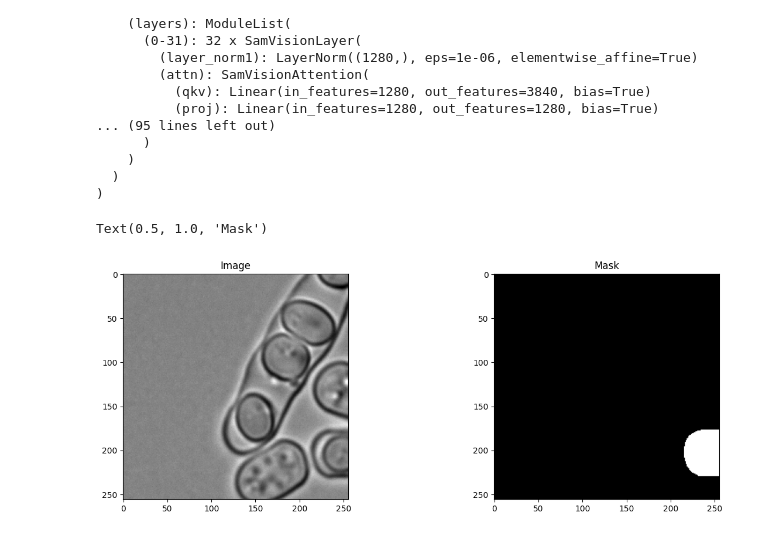
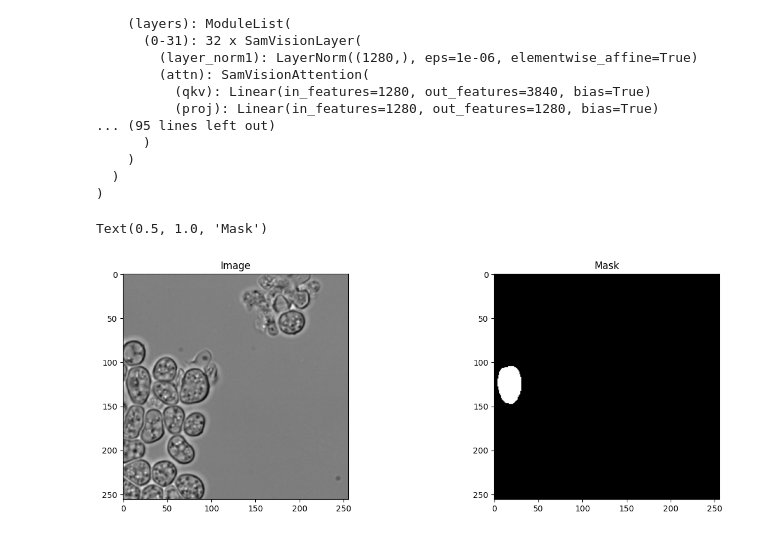
Before and after one commit to wanlanli/segment-anything, a Jupyter notebook: notebooks/home_training.ipynb, the cells around one changed output. Cells and saved outputs as stored; diff of their text form; code cells hidden in the pictures.

```diff
--- a/notebooks/home_training.ipynb
+++ b/notebooks/home_training.ipynb
@@ -24,15 +48,10 @@ index created!
-# %%
-large_images = np.zeros(masks.shape, dtype=np.uint8)
-large_masks = masks*255
-for i in range(0, masks.shape[0]):
-    large_images[i] = image
 # %%
 #Desired patch size for smaller images and step size.
 patch_size = 256
-step = 128
+step = 250
 # %%
 all_img_patches = []
-for img in range(large_images.shape[0]):
+for img in range(len(large_images)):
     large_image = large_images[img]
     patches_img = patchify(large_image, (patch_size, patch_size), step=step)  #Step=256 for 256 patches means no overlap
 
@@ -46,7 +65,7 @@ images = np.array(all_img_patches)
 
 #Let us do the same for masks
 all_mask_patches = []
-for img in range(large_masks.shape[0]):
+for img in range(len(large_masks)):
     large_mask = large_masks[img]
     patches_mask = patchify(large_mask, (patch_size, patch_size), step=step)  #Step=256 for 256 patches means no overlap
 
@@ -60,10 +79,11 @@ for img in range(large_masks.shape[0]):
 masks = np.array(all_mask_patches)
 # %%
 # Create a list to store the indices of non-empty masks
-valid_indices = [i for i, mask in enumerate(masks) if mask.max() != 0]
+valid_indices = [i for i, mask in enumerate(masks) if mask.sum() > 100]
+index = random.sample(valid_indices, 600)
 # Filter the image and mask arrays to keep only the non-empty pairs
-filtered_images = images[valid_indices]
-filtered_masks = masks[valid_indices]
+filtered_images = images[index]
+filtered_masks = masks[index]
 print("Image shape:", filtered_images.shape)  # e.g., (num_frames, height, width, num_channels)
 print("Mask shape:", filtered_masks.shape)
 # %% [output]
@@ -412,21 +434,21 @@ import random
 import torch
 import matplotlib.pyplot as plt
 # %%
-idx = 62
+idx = 54
 test_image = dataset[idx]["image"]
 test_mask = dataset[idx]["label"]
 
 fig, axes = plt.subplots(1, 2, figsize=(15, 5))
 
 # Plot the first image on the left
 axes[0].imshow(np.array(test_image), cmap='gray')  # Assuming the first image is grayscale
 axes[0].set_title("Image")
 
 # Plot the second image on the right
 axes[1].imshow(test_mask, cmap='gray')  # Assuming the second image is grayscale
 axes[1].set_title("Mask")
 # %% [output]
 Text(0.5, 1.0, 'Mask')
-[figure, old version]
+[figure, new version]
 # %%
 # let's take a random training example
```
Also changed, not shown: parts of 21 cells of this notebook.
